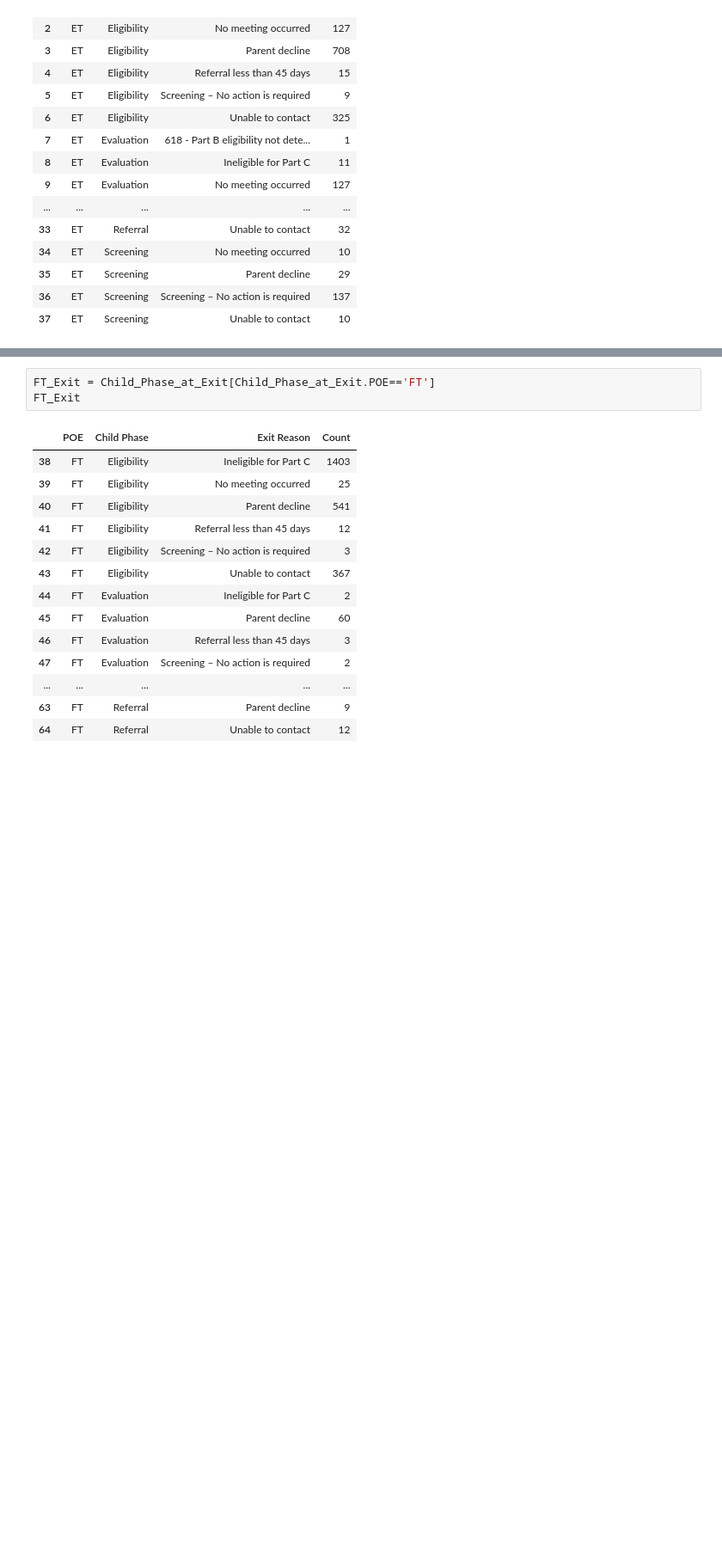
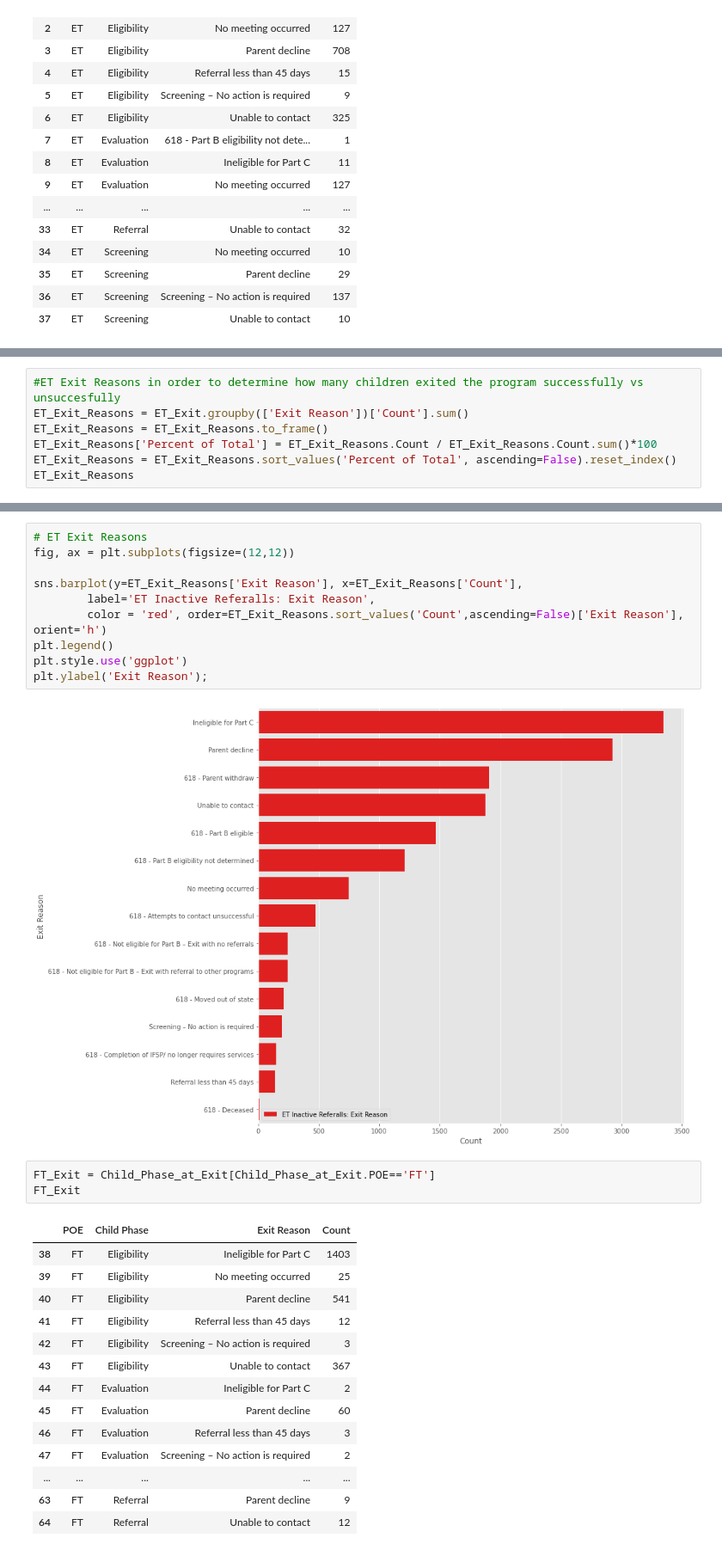
Before and after one commit to NSS-Full-Time-Data-Analytics-7/teis_project-gaston, a Jupyter notebook: notebooks/Gaston Michael DIDD Project.ipynb, the cells around one changed output, grey strips where cells are left out. Shown at 86% size. Drawn from its saved outputs; the diff is of its cells as text; blank space fills up the shorter version.

```diff
--- a/notebooks/Gaston Michael DIDD Project.ipynb
+++ b/notebooks/Gaston Michael DIDD Project.ipynb
@@ -232,0 +263,7 @@ See the caveats in the documentation: https://pandas.pydata.org/pandas-docs/stab
+# %%
+#ET Exit Reasons in order to determine how many children exited the program successfully vs unsuccesfully
+ET_Exit_Reasons = ET_Exit.groupby(['Exit Reason'])['Count'].sum()
+ET_Exit_Reasons = ET_Exit_Reasons.to_frame()
+ET_Exit_Reasons['Percent of Total'] = ET_Exit_Reasons.Count / ET_Exit_Reasons.Count.sum()*100
+ET_Exit_Reasons = ET_Exit_Reasons.sort_values('Percent of Total', ascending=False).reset_index()
+ET_Exit_Reasons
@@ -233,3 +287,15 @@ See the caveats in the documentation: https://pandas.pydata.org/pandas-docs/stab
+# %%
+# ET Exit Reasons
+fig, ax = plt.subplots(figsize=(12,12))
+
+sns.barplot(y=ET_Exit_Reasons['Exit Reason'], x=ET_Exit_Reasons['Count'],
+        label='ET Inactive Referalls: Exit Reason',
+        color = 'red', order=ET_Exit_Reasons.sort_values('Count',ascending=False)['Exit Reason'], orient='h')
+plt.legend()
+plt.style.use('ggplot')
+plt.ylabel('Exit Reason');
+# %% [output]
+[figure, added]
 # %%
 FT_Exit = Child_Phase_at_Exit[Child_Phase_at_Exit.POE=='FT']
 FT_Exit
```
Also changed, not shown: parts of 41 cells of this notebook.
